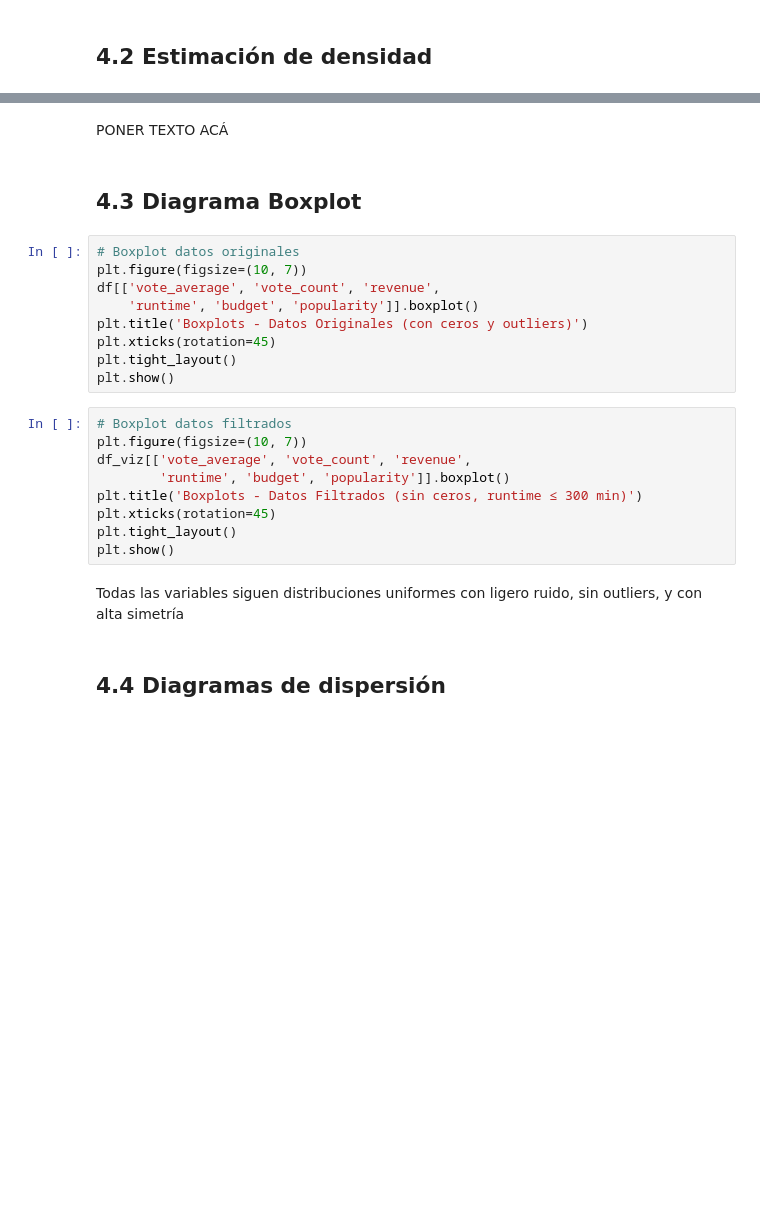
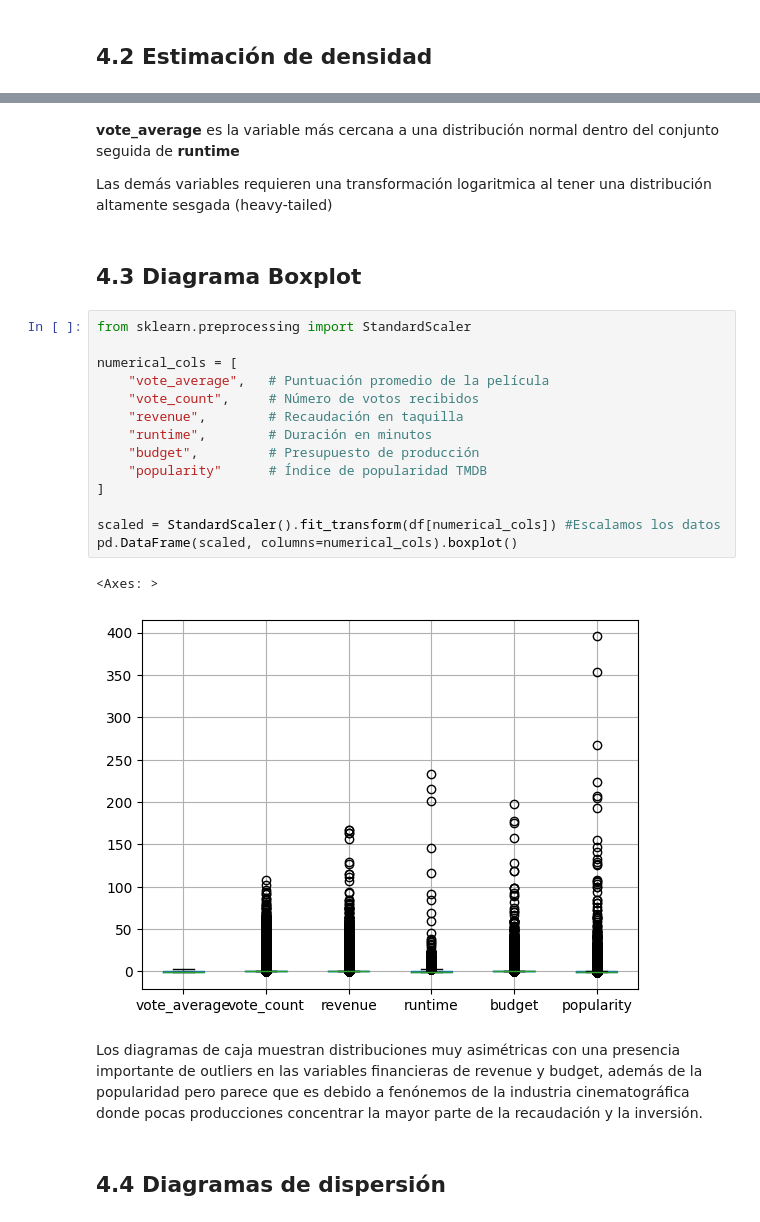
Before and after one commit to nat1600/data-mining-movies, a Jupyter notebook: MOVIES_PROYECTO_FINAL.ipynb, the cells around one changed output, grey strips where cells are left out. Drawn from its saved outputs; the diff is of its cells as text; blank space fills up the shorter version.

```diff
--- a/MOVIES_PROYECTO_FINAL.ipynb
+++ b/MOVIES_PROYECTO_FINAL.ipynb
@@ -417,27 +580,28 @@ plt.show()
-# %% [markdown]
-PONER TEXTO ACÁ
+# %% [markdown]
+**vote_average** es la variable más cercana a una distribución normal dentro del conjunto seguida de **runtime**
+
+Las demás variables requieren una transformación logaritmica al tener una distribución altamente sesgada (heavy-tailed)
 # %% [markdown]
 ## **4.3 Diagrama Boxplot**
-# %%
-# Boxplot datos originales
-plt.figure(figsize=(10, 7))
-df[['vote_average', 'vote_count', 'revenue',
-    'runtime', 'budget', 'popularity']].boxplot()
-plt.title('Boxplots - Datos Originales (con ceros y outliers)')
-plt.xticks(rotation=45)
-plt.tight_layout()
-plt.show()
-# %%
-# Boxplot datos filtrados
-plt.figure(figsize=(10, 7))
-df_viz[['vote_average', 'vote_count', 'revenue',
-        'runtime', 'budget', 'popularity']].boxplot()
-plt.title('Boxplots - Datos Filtrados (sin ceros, runtime ≤ 300 min)')
-plt.xticks(rotation=45)
-plt.tight_layout()
-plt.show()
-# %% [markdown]
-Todas las variables siguen distribuciones uniformes con ligero ruido, sin outliers, y con alta simetría
+# %%
+from sklearn.preprocessing import StandardScaler
+
+numerical_cols = [
+    "vote_average",   # Puntuación promedio de la película
+    "vote_count",     # Número de votos recibidos
+    "revenue",        # Recaudación en taquilla
+    "runtime",        # Duración en minutos
+    "budget",         # Presupuesto de producción
+    "popularity"      # Índice de popularidad TMDB
+]
+
+scaled = StandardScaler().fit_transform(df[numerical_cols]) #Escalamos los datos
+pd.DataFrame(scaled, columns=numerical_cols).boxplot()
+# %% [output]
+<Axes: >
+[figure, added]
+# %% [markdown]
+Los diagramas de caja muestran distribuciones muy asimétricas con una presencia importante de outliers en las variables financieras de revenue y budget, además de la popularidad pero parece que es debido a fenónemos de la industria cinematográfica donde pocas producciones concentrar la mayor parte de la recaudación y la inversión.
 # %% [markdown]
 ## **4.4 Diagramas de dispersión**
 # %%
```
Also changed, not shown: parts of 46 cells of this notebook.
